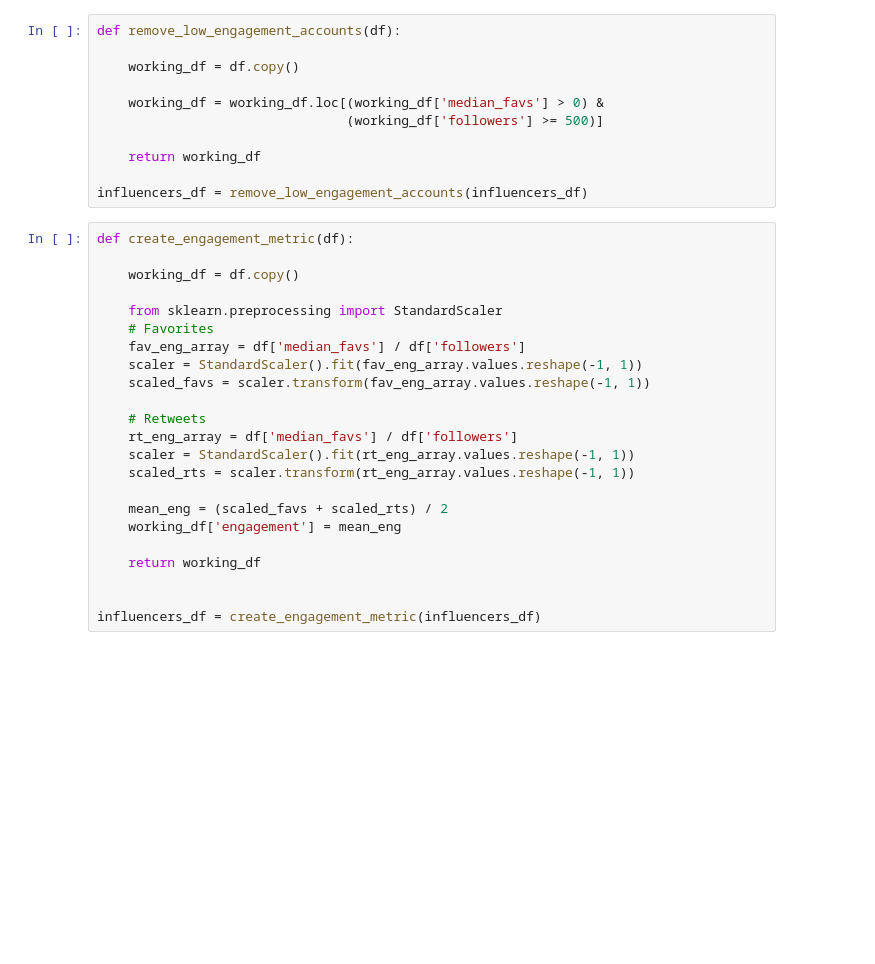
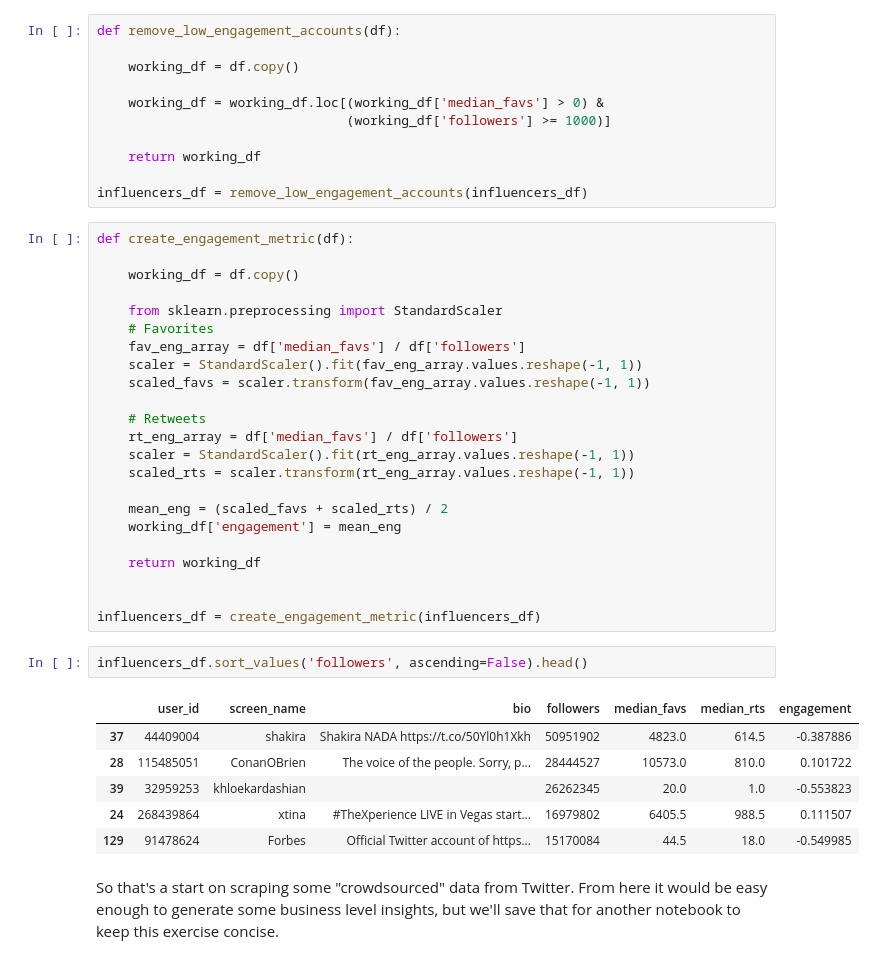
Before and after one commit to wxbaum/twitter-user-scraper, a Jupyter notebook: twitter_user_scraper.ipynb, the cells around one changed output. Saved outputs shown, nothing was run; the diff lists cells and outputs as text; blank space fills up the shorter version.

```diff
--- a/twitter_user_scraper.ipynb
+++ b/twitter_user_scraper.ipynb
@@ -258,7 +277,7 @@ def remove_low_engagement_accounts(df):
     working_df = df.copy()
 
     working_df = working_df.loc[(working_df['median_favs'] > 0) &
-                                (working_df['followers'] >= 500)]
+                                (working_df['followers'] >= 1000)]
 
     return working_df
 
@@ -286,3 +305,14 @@ def create_engagement_metric(df):
 
 
 influencers_df = create_engagement_metric(influencers_df)
+# %%
+influencers_df.sort_values('followers', ascending=False).head()
+# %% [output]
+|  | user_id | screen_name | bio | followers | median_favs | median_rts | engagement |
+| 37 | 44409004 | shakira | Shakira NADA https://t.co/50Yl0h1Xkh | 50951902 | 4823.0 | 614.5 | -0.387886 |
+| 28 | 115485051 | ConanOBrien | The voice of the people. Sorry, p... | 28444527 | 10573.0 | 810.0 | 0.101722 |
+| 39 | 32959253 | khloekardashian |  | 26262345 | 20.0 | 1.0 | -0.553823 |
+| 24 | 268439864 | xtina | #TheXperience LIVE in Vegas start... | 16979802 | 6405.5 | 988.5 | 0.111507 |
+| 129 | 91478624 | Forbes | Official Twitter account of https... | 15170084 | 44.5 | 18.0 | -0.549985 |
+# %% [markdown]
+So that's a start on scraping some "crowdsourced" data from Twitter. From here it would be easy enough to generate some business level insights, but we'll save that for another notebook to keep this exercise concise.
```
Also changed, not shown: parts of 21 cells of this notebook.
